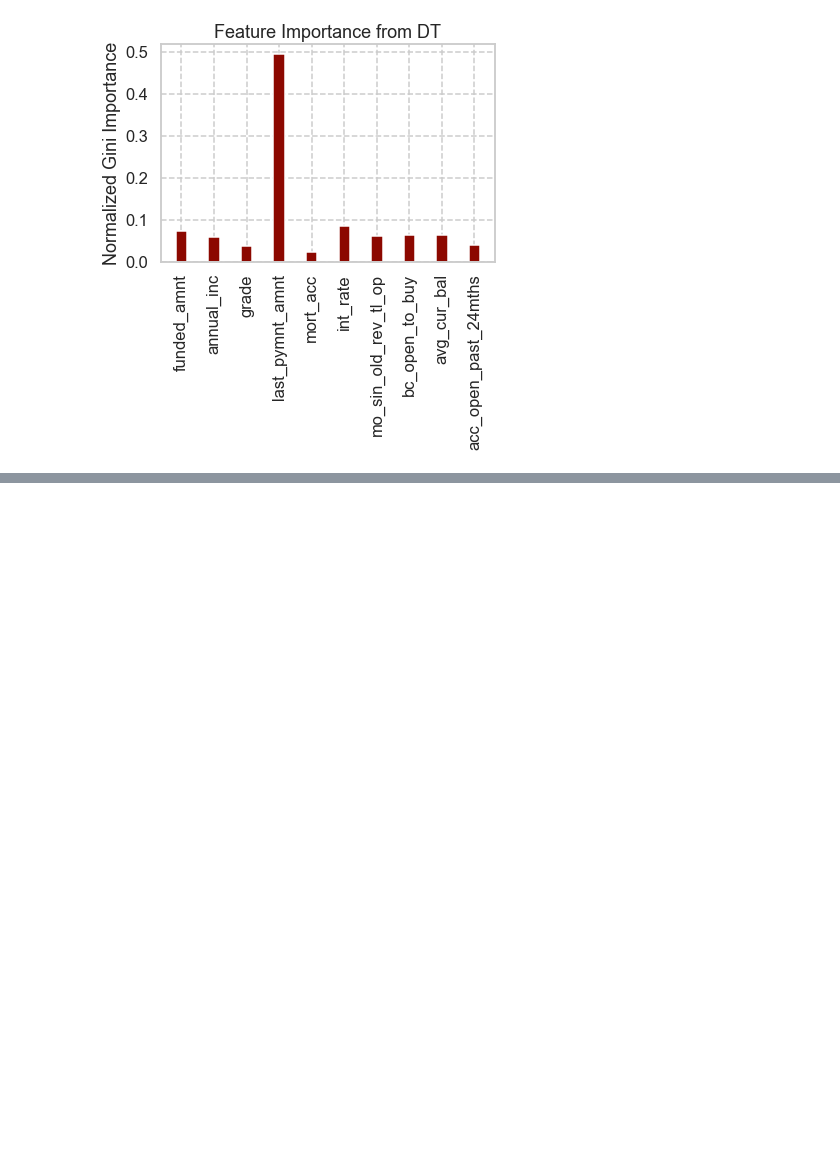
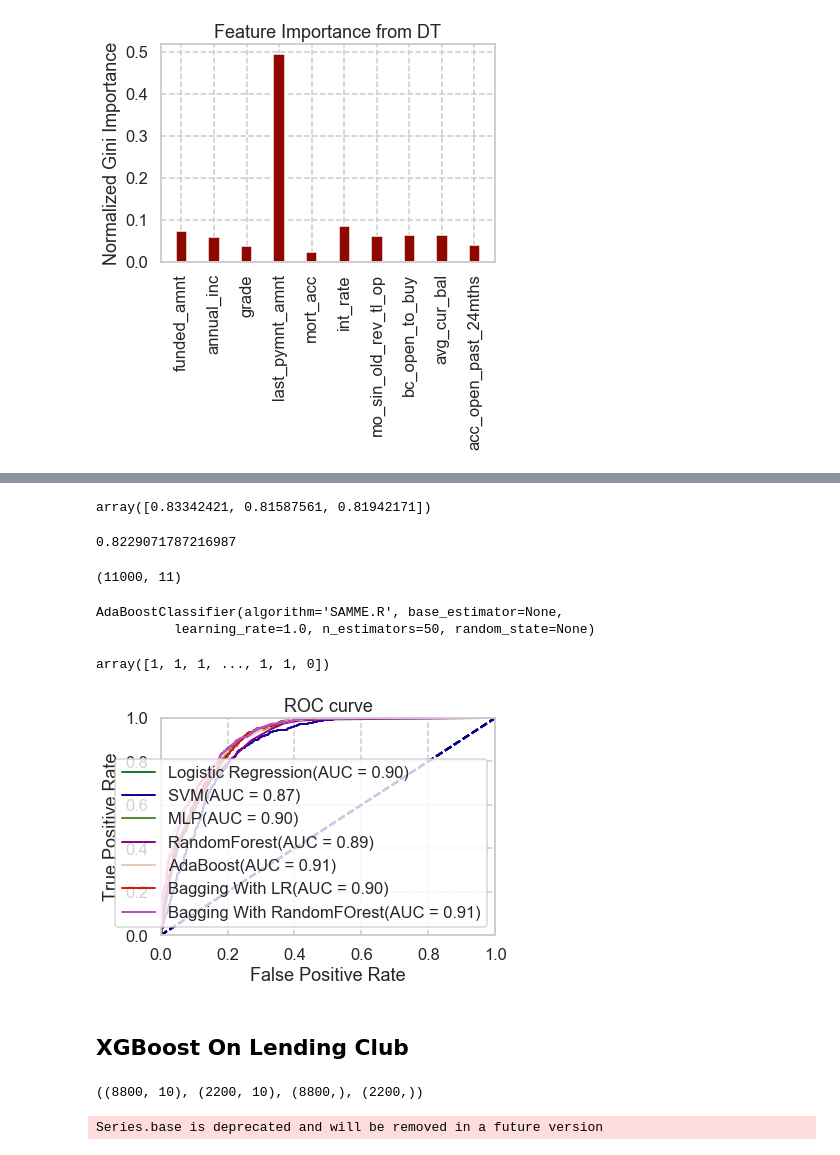
Before and after one commit to ywchiu/ctbcpy, a Jupyter notebook: Demo20190603.ipynb, the cells around one changed output, grey strips where cells are left out. Cells and saved outputs as stored; diff of their text form; code cells hidden in the pictures; blank space fills up the shorter version.

```diff
--- a/Demo20190603.ipynb
+++ b/Demo20190603.ipynb
@@ -946,0 +1010,2 @@ Text(0,0.5,'Normalized Gini Importance')
+# %%
+baglr_Predict = model.predict_proba(X_test)[:,1]
@@ -946,0 +1018,39 @@ Text(0,0.5,'Normalized Gini Importance')
+# %%
+
+Ada_clf = AdaBoostClassifier(n_estimators=50)
+scores = cross_val_score(Ada_clf, data_clean.iloc[:,:-1].values, data_clean.iloc[:,-1].values)
+scores
+# %% [output]
+array([0.83342421, 0.81587561, 0.81942171])
+# %%
+scores.mean()
+# %% [output]
+0.8229071787216987
+# %%
+data_clean.shape
+# %% [output]
+(11000, 11)
+# %%
+Ada_clf.fit(X_train, y_train)
+# %% [output]
+AdaBoostClassifier(algorithm='SAMME.R', base_estimator=None,
+          learning_rate=1.0, n_estimators=50, random_state=None)
+# %%
+Ada_clf.predict(X_test)
+# %% [output]
+array([1, 1, 1, ..., 1, 1, 0])
+# %%
+ada_Predict = Ada_clf.predict_proba(X_test)[:,1]
+# %%
+plotAUC(y_test,LR_Predict,'Logistic Regression')
+plotAUC(y_test,predictproba_svm, 'SVM')
+plotAUC(y_test,predictproba_NN,'MLP')
+plotAUC(y_test,rfPredictproba,'RandomForest')
+plotAUC(y_test, ada_Predict, 'AdaBoost')
+plotAUC(y_test, baglr_Predict, 'Bagging With LR')
+plotAUC(y_test, bagtree_Predict, 'Bagging With RandomFOrest')
+plt.show()
+# %% [output]
+[figure, added]
+# %% [markdown]
+## XGBoost On Lending Club
@@ -946,0 +1063,9 @@ Text(0,0.5,'Normalized Gini Importance')
+# %%
+X_train.shape, X_test.shape,y_train.shape, y_test.shape
+# %% [output]
+((8800, 10), (2200, 10), (8800,), (2200,))
+# %%
+dtrain = xgb.DMatrix(X_train, label=y_train)
+dtest = xgb.DMatrix(X_test, label=y_test)
+# %% [output]
+Series.base is deprecated and will be removed in a future version
```
Also changed, not shown: parts of 31 cells of this notebook.
